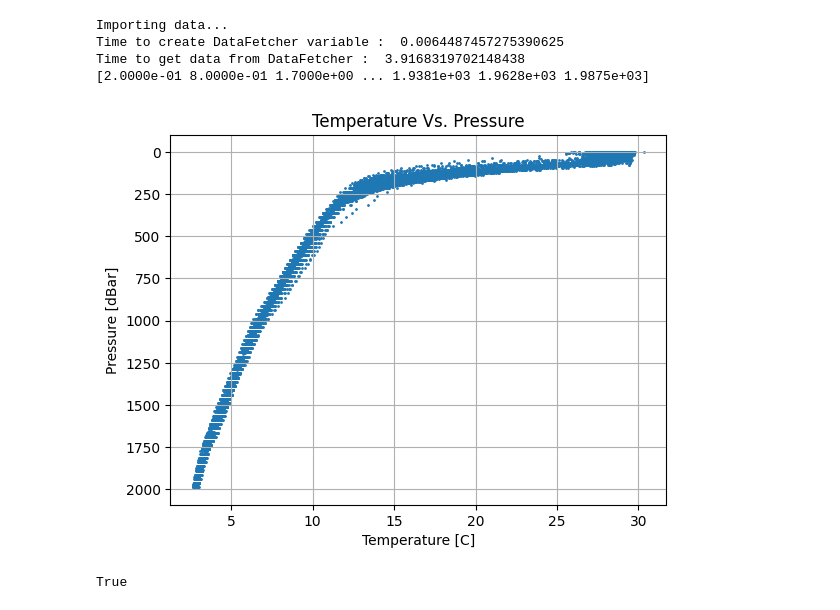
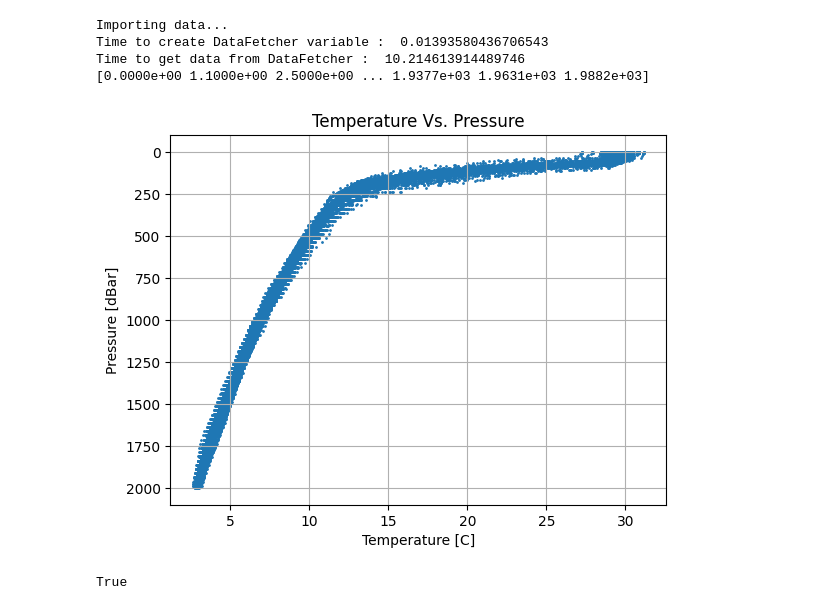
Before and after one commit to gabegekas/sioc210_data_project, a Jupyter notebook: emily_workspace.ipynb, the cells around one changed output. Cells and saved outputs as stored; diff of their text form; code cells hidden in the pictures.

```diff
--- a/emily_workspace.ipynb
+++ b/emily_workspace.ipynb
@@ -17,42 +17,42 @@ def plot_temp_vs_depth():
         lat_range = [5, 20]     # Latitude: 5°N to 20°N
         lon_range = [80, 95]   # Longitude: 80°E to 95°E
         # ArgoSet = argopy.DataFetcher().region([80, 95, 5, 20, 0, 2000, '2023-12', '2024-03'])
-        ArgoSet = argopy.DataFetcher().region([lon_range[0], lon_range[1], lat_range[0], lat_range[1], 0, 2000, '2023-12', '2024-03']) # Bay of Bengal
+        ArgoSet = argopy.DataFetcher().region([lon_range[0], lon_range[1], lat_range[0], lat_range[1], 0, 2000, '2024-06', '2024-09']) # Bay of Bengal
         print("Time to create DataFetcher variable : ", time.time() - t0)
         df_raw = ArgoSet.data.argo.point2profile().to_dataframe()
         print("Time to get data from DataFetcher : ", time.time() - t0)
-        # df_raw.to_csv('data_test.csv')
+        df_raw.to_csv('data_summer.csv')
 
     # Remove rows where temp is None
     df = df_raw.dropna(subset=['TEMP', 'PRES'])
 
     # Define the variables to work with:
     temp = np.array(df['TEMP'])
     pressure = np.array(df['PRES'])
     print(pressure)
 
     # Scatter data and add grid
     plt.scatter(temp, pressure, s=1)
     plt.grid(True)
     plt.gca().invert_yaxis()
 
     # Adding labels to the axes and title
     plt.xlabel('Temperature [C]')
     plt.ylabel('Pressure [dBar]')
     plt.title('Temperature Vs. Pressure')
 
     # plt.savefig('figures/temp_vs_depth.png')
     plt.show()
 
     return True
 
 plot_temp_vs_depth()
 # %% [output]
 Importing data...
-Time to create DataFetcher variable :  0.0064487457275390625
-Time to get data from DataFetcher :  3.9168319702148438
-[2.0000e-01 8.0000e-01 1.7000e+00 ... 1.9381e+03 1.9628e+03 1.9875e+03]
+Time to create DataFetcher variable :  0.01393580436706543
+Time to get data from DataFetcher :  10.214613914489746
+[0.0000e+00 1.1000e+00 2.5000e+00 ... 1.9377e+03 1.9631e+03 1.9882e+03]
-[figure, old version]
+[figure, new version]
 True
 # %%
 def load_csv():
```
Also changed, not shown: parts of 9 cells of this notebook, 6 other files.
